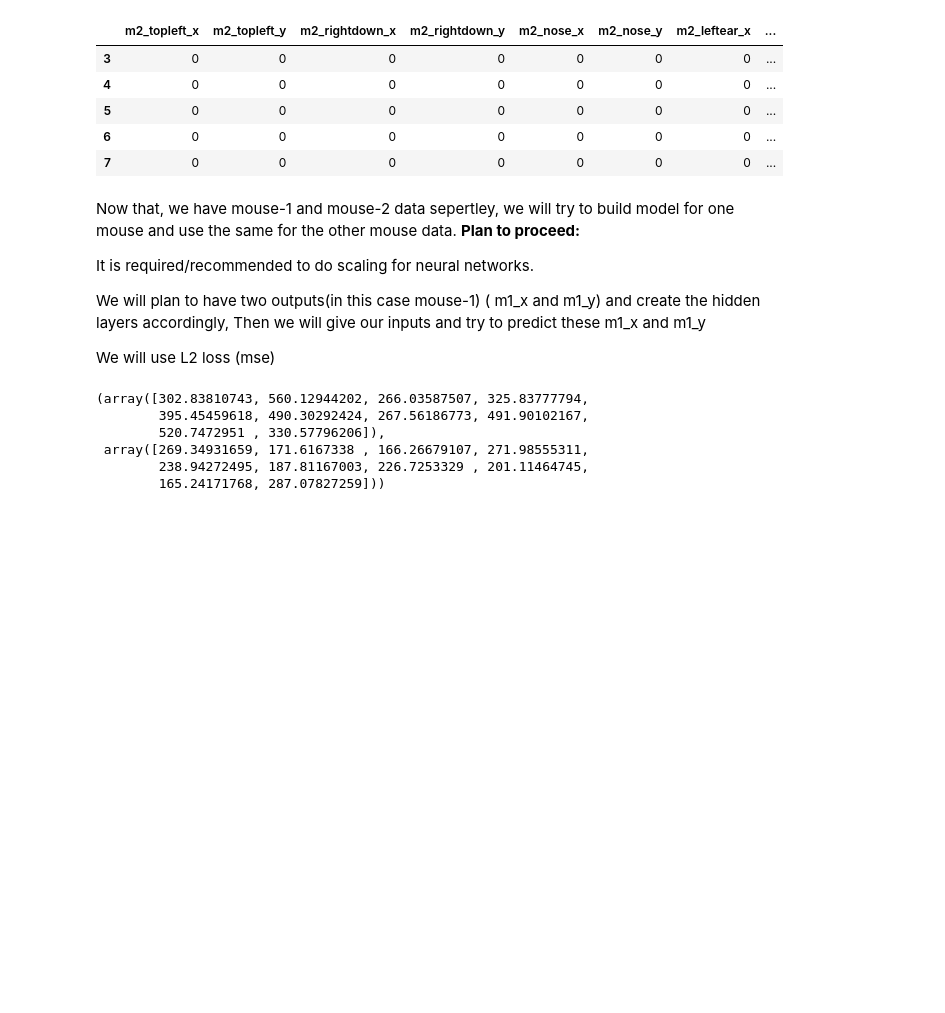
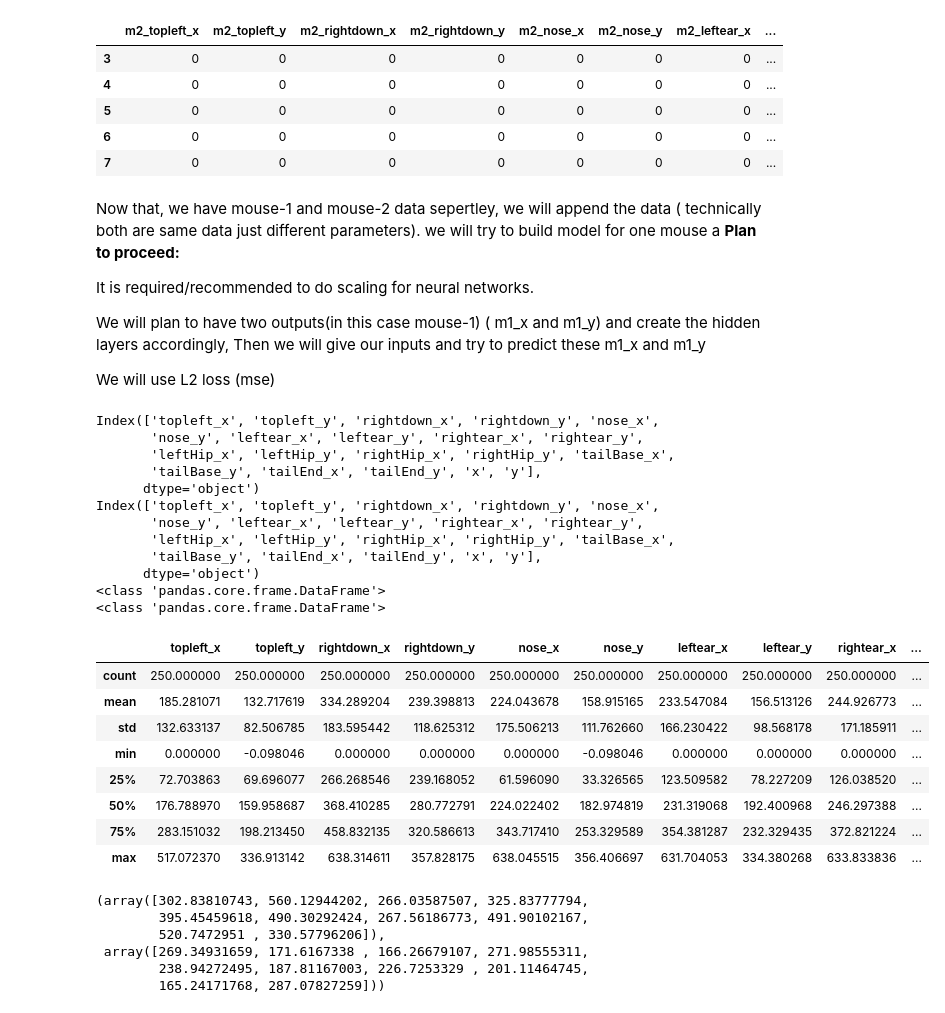
Before and after one commit to edulapalle/CS584-ML-HW3, a Jupyter notebook: ML_HW3.ipynb, the cells around one changed output. Saved outputs shown, nothing was run; the diff lists cells and outputs as text; code cells hidden in the pictures; blank space fills up the shorter version.

```diff
--- a/ML_HW3.ipynb
+++ b/ML_HW3.ipynb
@@ -149,7 +149,8 @@ df_m2.head(5)
 | 6 | 0 | 0 | 0 | 0 | 0 | 0 | 0 | ... |
 | 7 | 0 | 0 | 0 | 0 | 0 | 0 | 0 | ... |
 # %% [markdown]
-Now that, we have mouse-1 and mouse-2 data sepertley, we will try to build model for one mouse and use the same for the other mouse data.
+Now that, we have mouse-1 and mouse-2 data sepertley,
+we will append the data ( technically both are same data just different parameters). we will try to build model for one mouse a
 **Plan to proceed:**
 
 It is required/recommended to do scaling for neural networks.
@@ -164,5 +165,46 @@ df_m2 = df_m2.apply(pd.to_numeric)
 
 #df_m2.info()
 #df_m2.describe()
+# %%
+general_cols = ['topleft_x','topleft_y','rightdown_x','rightdown_y','nose_x','nose_y','leftear_x','leftear_y','rightear_x','rightear_y','leftHip_x','leftHip_y','rightHip_x','rightHip_y','tailBase_x','tailBase_y','tailEnd_x','tailEnd_y','x','y']
+#renaming columns
+df_m1.columns = general_cols
+
+df_m2.columns = general_cols
+
+print(df_m1.columns)
+print(df_m2.columns)
+
+print(type(df_m1))
+print(type(df_m2))
+
+#now that both columns have same name, we can append them
+#df_main = df_m1.append(df_m2.append,ignore_index=True)
+frames = [df_m1, df_m2]
+
+df_main = pd.concat(frames,ignore_index=True)
+df_main.describe()
+# %% [output]
+Index(['topleft_x', 'topleft_y', 'rightdown_x', 'rightdown_y', 'nose_x',
+       'nose_y', 'leftear_x', 'leftear_y', 'rightear_x', 'rightear_y',
+       'leftHip_x', 'leftHip_y', 'rightHip_x', 'rightHip_y', 'tailBase_x',
+       'tailBase_y', 'tailEnd_x', 'tailEnd_y', 'x', 'y'],
+      dtype='object')
+Index(['topleft_x', 'topleft_y', 'rightdown_x', 'rightdown_y', 'nose_x',
+       'nose_y', 'leftear_x', 'leftear_y', 'rightear_x', 'rightear_y',
+       'leftHip_x', 'leftHip_y', 'rightHip_x', 'rightHip_y', 'tailBase_x',
+       'tailBase_y', 'tailEnd_x', 'tailEnd_y', 'x', 'y'],
+      dtype='object')
+<class 'pandas.core.frame.DataFrame'>
+<class 'pandas.core.frame.DataFrame'>
+|  | topleft_x | topleft_y | rightdown_x | rightdown_y | nose_x | nose_y | leftear_x | leftear_y | rightear_x | ... |
+| count | 250.000000 | 250.000000 | 250.000000 | 250.000000 | 250.000000 | 250.000000 | 250.000000 | 250.000000 | 250.000000 | ... |
+| mean | 185.281071 | 132.717619 | 334.289204 | 239.398813 | 224.043678 | 158.915165 | 233.547084 | 156.513126 | 244.926773 | ... |
+| std | 132.633137 | 82.506785 | 183.595442 | 118.625312 | 175.506213 | 111.762660 | 166.230422 | 98.568178 | 171.185911 | ... |
+| min | 0.000000 | -0.098046 | 0.000000 | 0.000000 | 0.000000 | -0.098046 | 0.000000 | 0.000000 | 0.000000 | ... |
+| 25% | 72.703863 | 69.696077 | 266.268546 | 239.168052 | 61.596090 | 33.326565 | 123.509582 | 78.227209 | 126.038520 | ... |
+| 50% | 176.788970 | 159.958687 | 368.410285 | 280.772791 | 224.022402 | 182.974819 | 231.319068 | 192.400968 | 246.297388 | ... |
+| 75% | 283.151032 | 198.213450 | 458.832135 | 320.586613 | 343.717410 | 253.329589 | 354.381287 | 232.329435 | 372.821224 | ... |
+| max | 517.072370 | 336.913142 | 638.314611 | 357.828175 | 638.045515 | 356.406697 | 631.704053 | 334.380268 | 633.833836 | ... |
 # %%
 #train test split (70-30) 70% train data 20% test data 10% validation unseen data.
```
Also changed, not shown: parts of 17 cells of this notebook.
